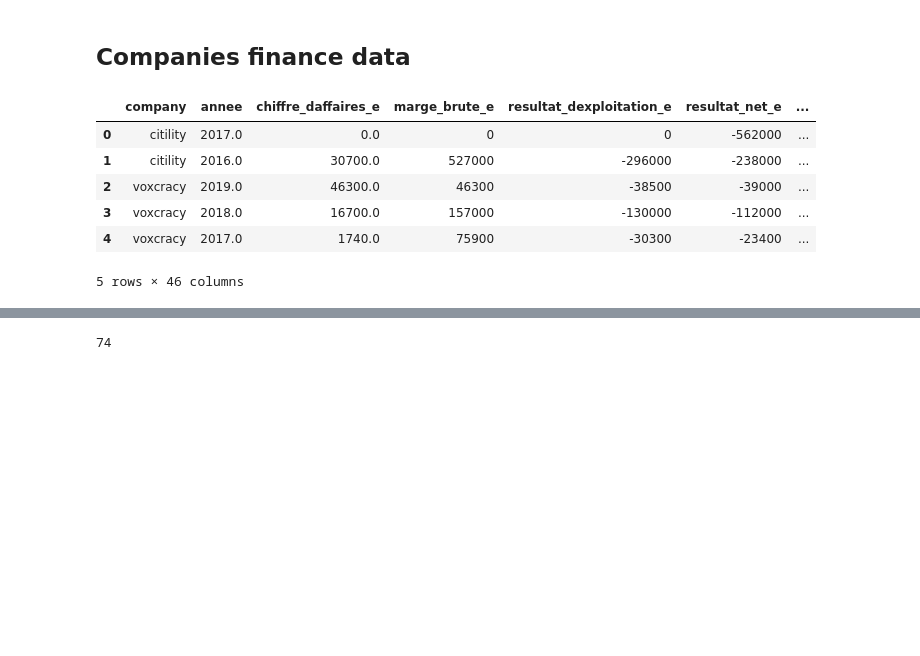
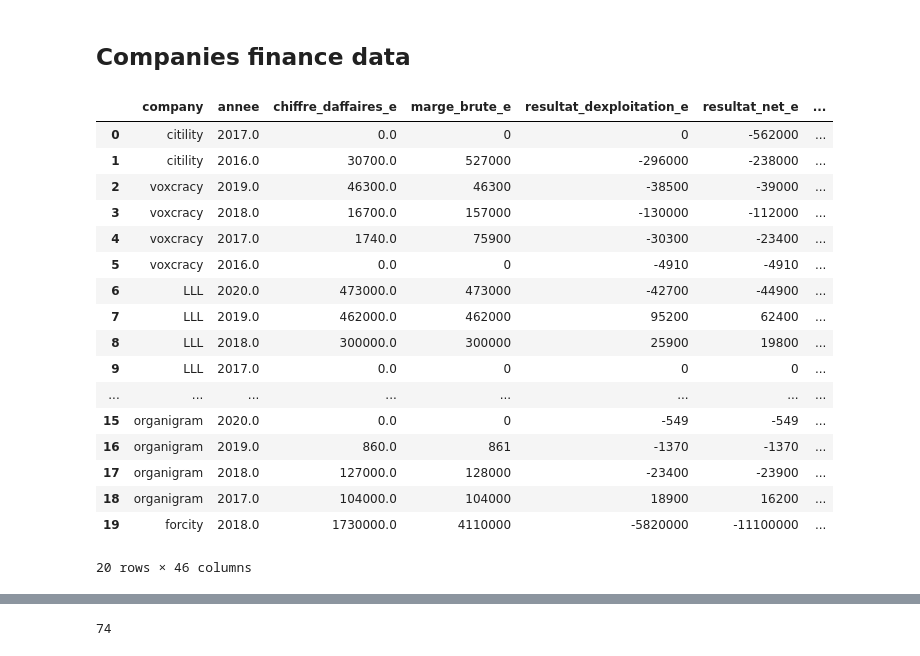
Before and after one commit to tatdef/IH_final_project, a Jupyter notebook: going_to_sql.ipynb, the cells around one changed output, grey strips where cells are left out. Saved outputs shown, nothing was run; the diff lists cells and outputs as text; code cells hidden in the pictures; blank space fills up the shorter version.

```diff
--- a/going_to_sql.ipynb
+++ b/going_to_sql.ipynb
@@ -300,10 +322,21 @@ companies_finance=pd.read_csv('organizations/companies_finance_data.csv', sep=';
 # %%
-companies_finance.head()
+companies_finance.head(20)
 # %% [output]
 |  | company | annee | chiffre_daffaires_e | marge_brute_e | resultat_dexploitation_e | resultat_net_e | ... |
 | 0 | citility | 2017.0 | 0.0 | 0 | 0 | -562000 | ... |
 | 1 | citility | 2016.0 | 30700.0 | 527000 | -296000 | -238000 | ... |
 | 2 | voxcracy | 2019.0 | 46300.0 | 46300 | -38500 | -39000 | ... |
 | 3 | voxcracy | 2018.0 | 16700.0 | 157000 | -130000 | -112000 | ... |
 | 4 | voxcracy | 2017.0 | 1740.0 | 75900 | -30300 | -23400 | ... |
+| 5 | voxcracy | 2016.0 | 0.0 | 0 | -4910 | -4910 | ... |
+| 6 | LLL | 2020.0 | 473000.0 | 473000 | -42700 | -44900 | ... |
+| 7 | LLL | 2019.0 | 462000.0 | 462000 | 95200 | 62400 | ... |
+| 8 | LLL | 2018.0 | 300000.0 | 300000 | 25900 | 19800 | ... |
+| 9 | LLL | 2017.0 | 0.0 | 0 | 0 | 0 | ... |
+| ... | ... | ... | ... | ... | ... | ... | ... |
+| 15 | organigram | 2020.0 | 0.0 | 0 | -549 | -549 | ... |
+| 16 | organigram | 2019.0 | 860.0 | 861 | -1370 | -1370 | ... |
+| 17 | organigram | 2018.0 | 127000.0 | 128000 | -23400 | -23900 | ... |
+| 18 | organigram | 2017.0 | 104000.0 | 104000 | 18900 | 16200 | ... |
+| 19 | forcity | 2018.0 | 1730000.0 | 4110000 | -5820000 | -11100000 | ... |
-5 rows × 46 columns
+20 rows × 46 columns
```
Also changed, not shown: parts of 12 cells of this notebook, 4 other files.
